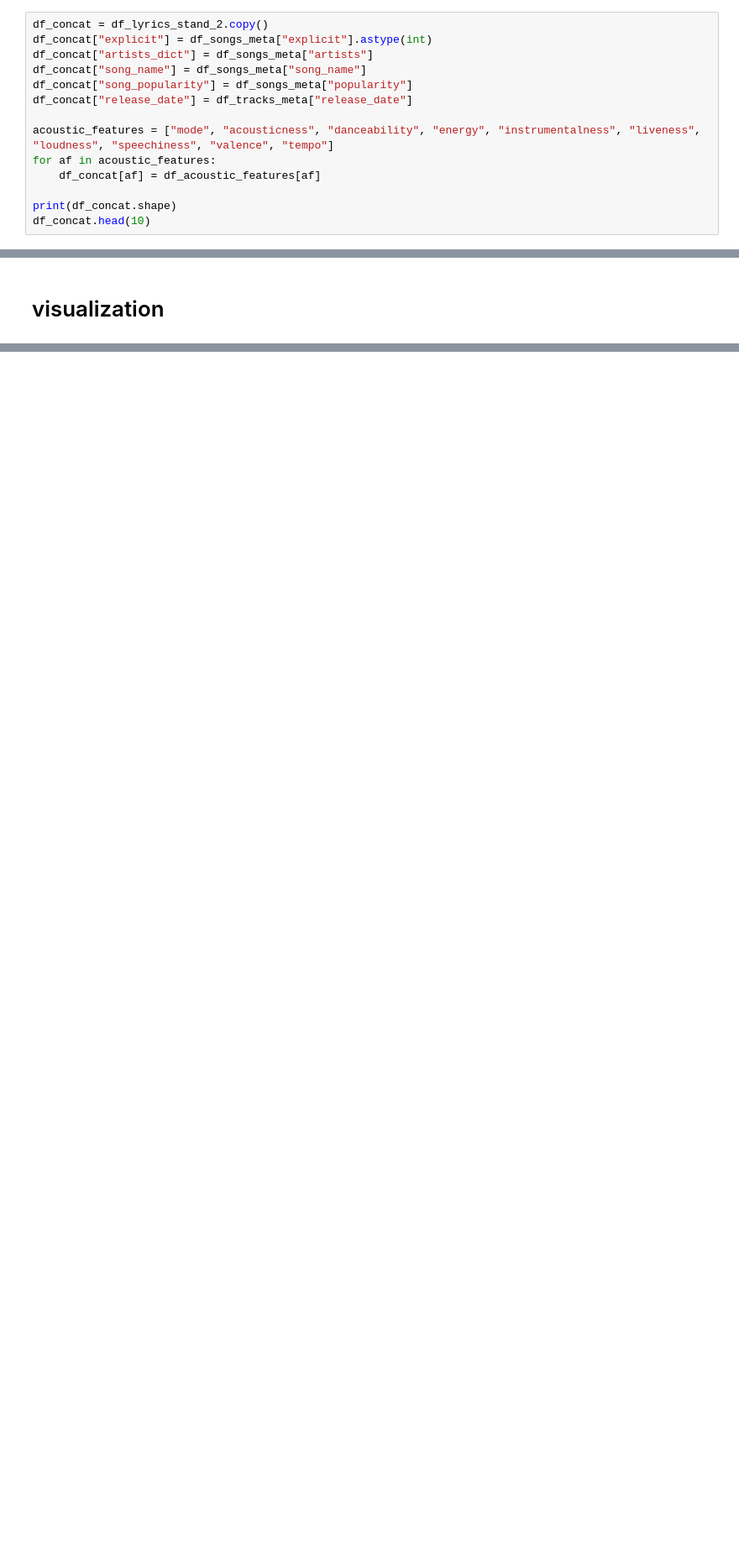
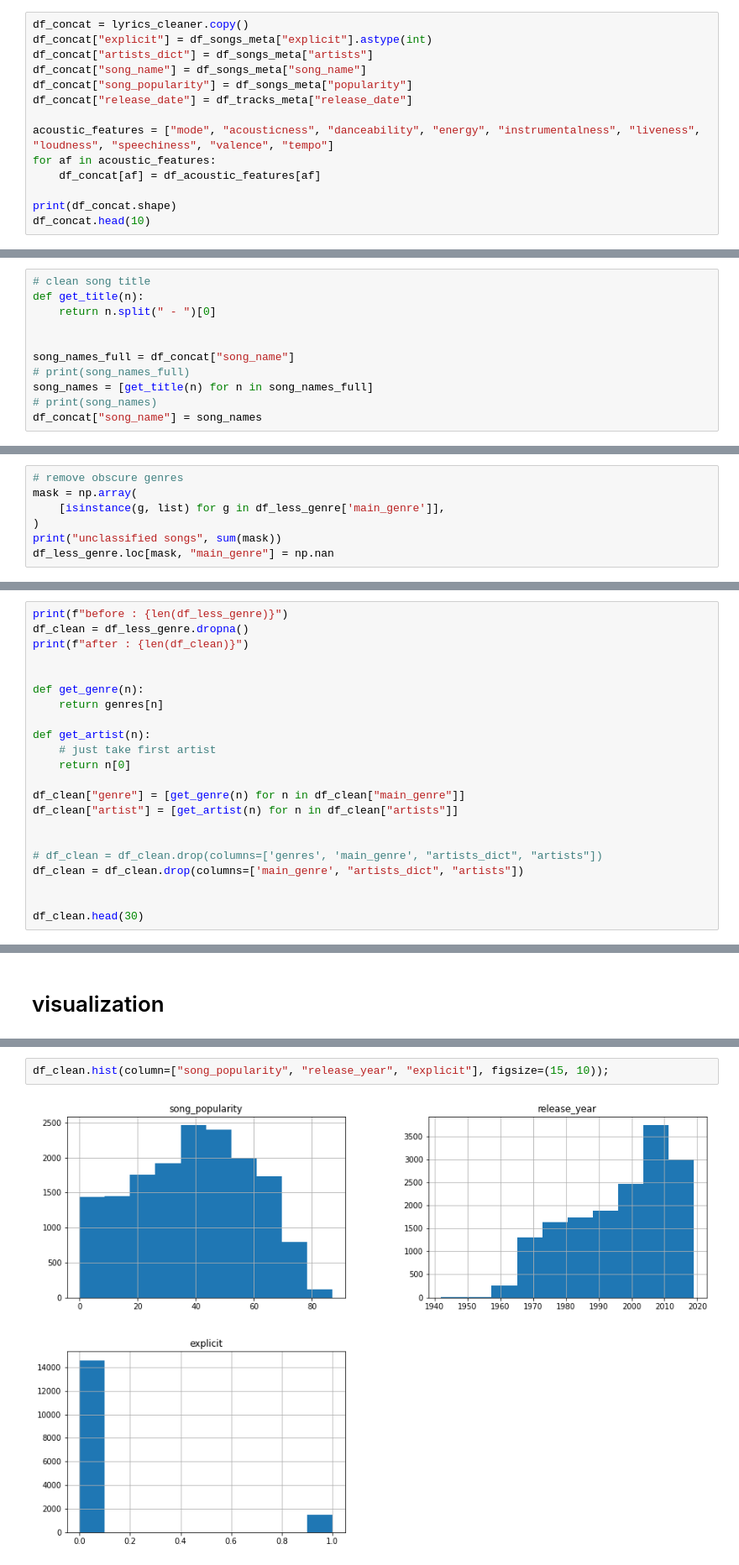
Before and after one commit to ebezzam/lyrics-mir, a Jupyter notebook: notebooks/data_exploration.ipynb, the cells around one changed output, grey strips where cells are left out. Shown at 84% size. Cells and saved outputs as stored; diff of their text form; blank space fills up the shorter version.

```diff
--- a/notebooks/data_exploration.ipynb
+++ b/notebooks/data_exploration.ipynb
@@ -228,7 +264,7 @@ after : 19607
 # %% [markdown]
 # add interesting song metadata
 # %%
-df_concat = df_lyrics_stand_2.copy()
+df_concat = lyrics_cleaner.copy()
 df_concat["explicit"] = df_songs_meta["explicit"].astype(int)
 df_concat["artists_dict"] = df_songs_meta["artists"]
 df_concat["song_name"] = df_songs_meta["song_name"]
@@ -255,6 +291,17 @@ df_concat.head(10)
 | 0MMSmg7zyo6pOKZrfHUOqu | Have a holly, jolly Christmas;. I... | 0 | {'0MHgLfmQdutffmvWe5XBTN': 'Burl ... | A Holly Jolly Christmas | 3 | 2015-10-28 | 1 | 0.68500 | ... |
 | 6Z924AupOiJLdnAKH6UgCu | Jingle bell, jingle bell, jingle ... | 0 | {'38EmEgXkgK51MT2tPY0EoC': 'Bobby... | Jingle Bell Rock | 51 | 1983-01-01 | 1 | 0.65100 | ... |
 | 1xzBco0xcoJEDXktl7Jxrr | 16yrold. Bitch!. Daytrip took it ... | 1 | {'2RDOrhPqAM4jzTRCEb19qX': 'Sheck... | Mo Bamba | 81 | 2018-10-05 | 1 | 0.19400 | ... |
+# %%
+# clean song title
+def get_title(n):
+    return n.split(" - ")[0]
+
+
+song_names_full = df_concat["song_name"]
+# print(song_names_full)
+song_names = [get_title(n) for n in song_names_full]
+# print(song_names)
+df_concat["song_name"] = song_names
 # %% [markdown]
 # extract just year / decade
 # %%
@@ -374,0 +770,7 @@ nafer : 17822
+# %%
+# remove obscure genres
+mask = np.array(
+    [isinstance(g, list) for g in df_less_genre['main_genre']],
+)
+print("unclassified songs", sum(mask))
+df_less_genre.loc[mask, "main_genre"] = np.nan
@@ -374,0 +779,22 @@ nafer : 17822
+# %%
+print(f"before : {len(df_less_genre)}")
+df_clean = df_less_genre.dropna()
+print(f"after : {len(df_clean)}")
+
+
+def get_genre(n):
+    return genres[n]
+
+def get_artist(n):
+    # just take first artist
+    return n[0]
+
+df_clean["genre"] = [get_genre(n) for n in df_clean["main_genre"]]
+df_clean["artist"] = [get_artist(n) for n in df_clean["artists"]]
+
+
+# df_clean = df_clean.drop(columns=['genres', 'main_genre', "artists_dict", "artists"])
+df_clean = df_clean.drop(columns=['main_genre', "artists_dict", "artists"])
+
+
+df_clean.head(30)
@@ -589,0 +834,4 @@ print(sub_genres)
+# %%
+df_clean.hist(column=["song_popularity", "release_year", "explicit"], figsize=(15, 10));
+# %% [output]
+[figure, added]
```
Also changed, not shown: parts of 62 cells of this notebook.
